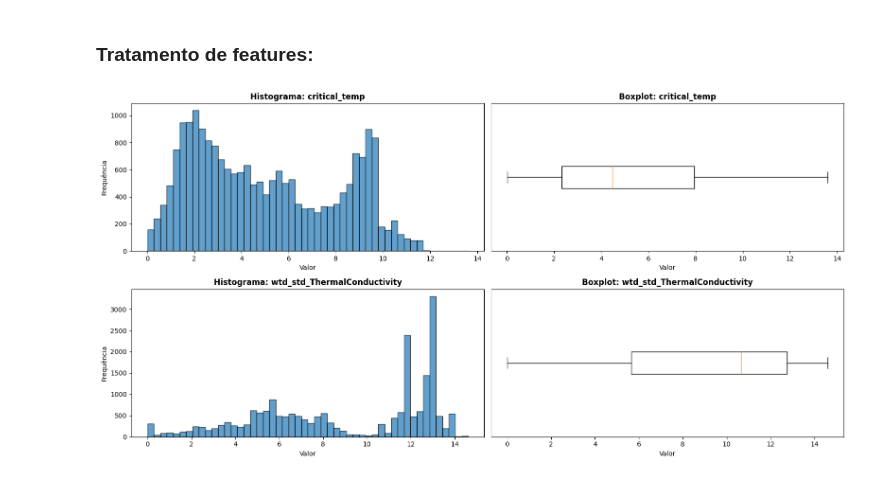
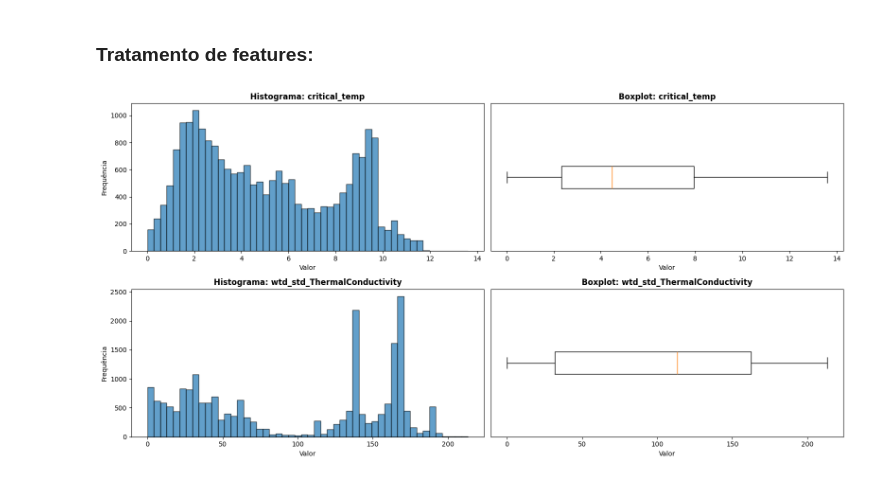
Before and after one commit to mthperera/predict-critical-temperature, a Jupyter notebook: notebooks/02_simples_reglin/analise_dados.ipynb, the cells around one changed output. Cells and saved outputs as stored; diff of their text form; code cells hidden in the pictures.

```diff
--- a/notebooks/02_simples_reglin/analise_dados.ipynb
+++ b/notebooks/02_simples_reglin/analise_dados.ipynb
@@ -177,7 +177,7 @@ thermal_cond_array_train = np.array(train_df['wtd_std_ThermalConductivity'])
 # Tratamento de dados:
 
 crit_temp_array_train = np.sqrt(crit_temp_array_train)
-thermal_cond_array_train = np.sqrt(thermal_cond_array_train)
+# thermal_cond_array_train = np.sqrt(thermal_cond_array_train)
 
 lista_features_array = [crit_temp_array_train, thermal_cond_array_train]
 lista_features = ['critical_temp', 'wtd_std_ThermalConductivity']
@@ -185,31 +185,31 @@ lista_features = ['critical_temp', 'wtd_std_ThermalConductivity']
 # Plotando:
 
 fig, axes = plt.subplots(2, 2, figsize=(16, 8))  # 2 features, 2 gráficos cada (hist + box)
 axes = axes.flatten()
 
 for i, feature in enumerate(lista_features):
 
     # Histograma (esquerda)
     ax_hist = axes[2*i]
     ax_hist.hist(lista_features_array[i], bins=50, edgecolor='black', alpha=0.7)
     ax_hist.set_title(f'Histograma: {feature}', fontsize=12, fontweight='bold')
     ax_hist.set_xlabel('Valor')
     ax_hist.set_ylabel('Frequência')
 
     # Boxplot (direita)
     ax_box = axes[2*i+1]
     ax_box.boxplot(lista_features_array[i], vert=False)
     ax_box.set_title(f'Boxplot: {feature}', fontsize=12, fontweight='bold')
     ax_box.set_xlabel('Valor')
     ax_box.set_yticks([])
 
 plt.tight_layout()
 plt.show()
 
 # Salva as variáveis:
 with open('critic_temp.pkl', 'wb') as f:
     pickle.dump(crit_temp_array_train, f)
 with open('thermal_cond.pkl', 'wb') as f:
     pickle.dump(thermal_cond_array_train, f)
 # %% [output]
-[figure, old version]
+[figure, new version]
```
Also changed, not shown: 2 other files.
